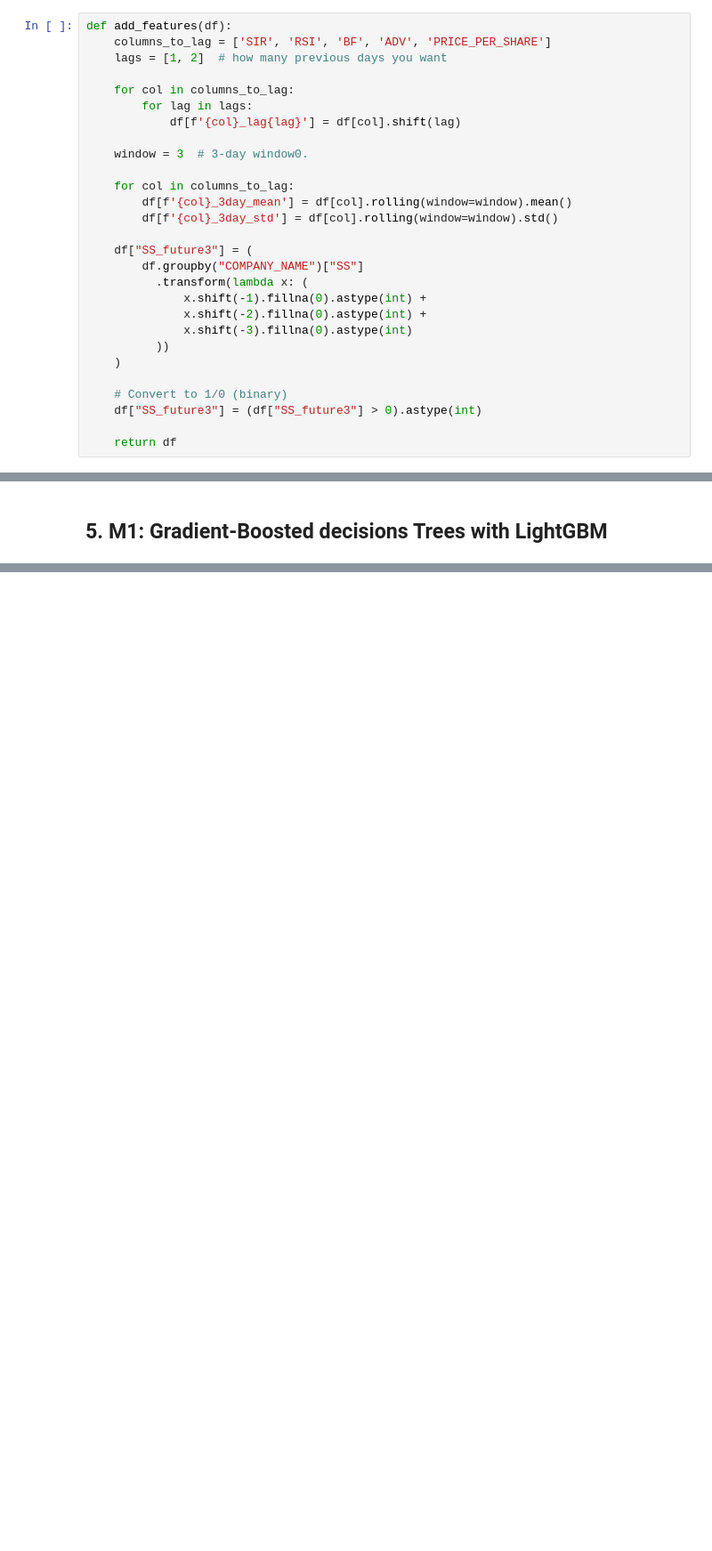
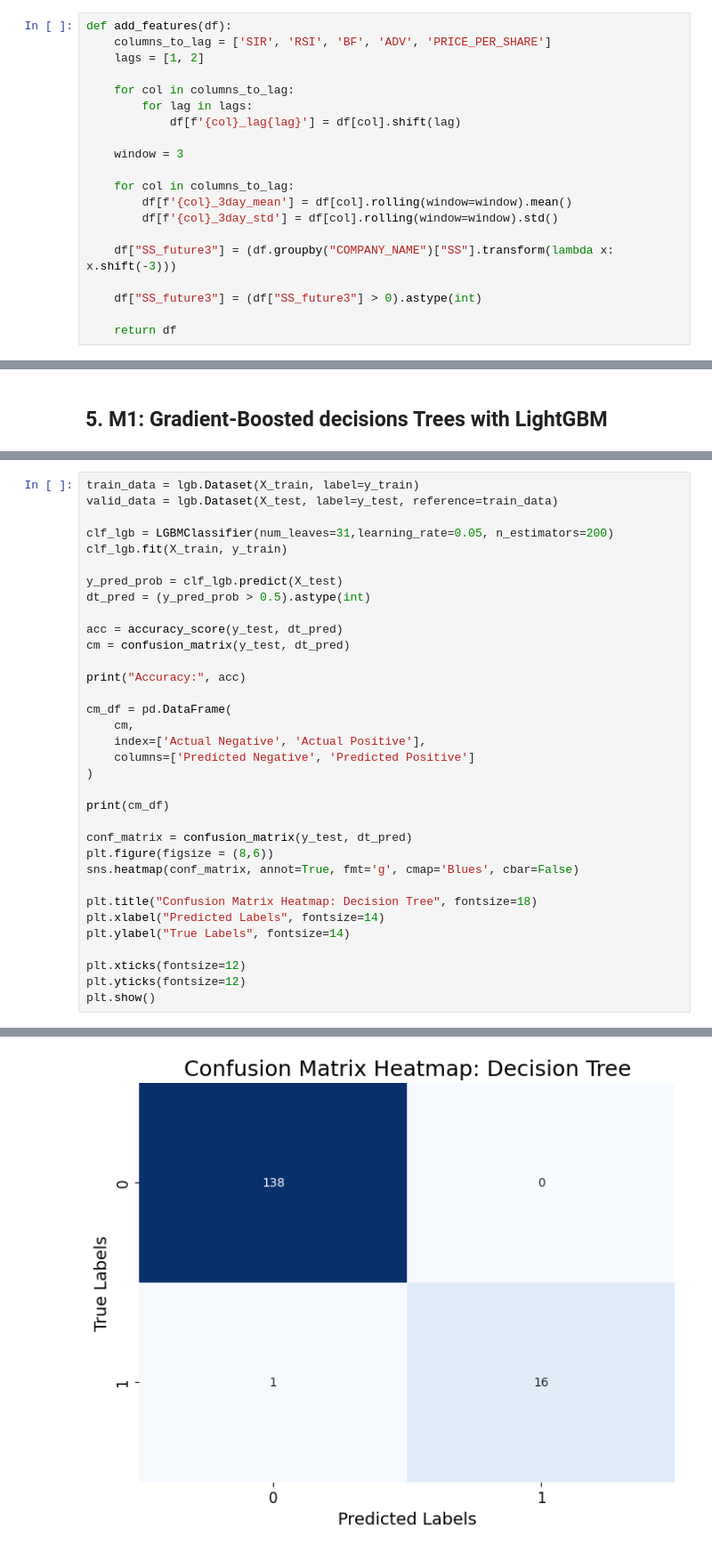
Before and after one commit to HardyUnine/ML_Project, a Jupyter notebook: model.ipynb, the cells around one changed output, grey strips where cells are left out. Shown: that part at 89% size. Cells and saved outputs as stored; diff of their text form; blank space fills up the shorter version.

```diff
--- a/model.ipynb
+++ b/model.ipynb
@@ -35,28 +36,20 @@ csv_urls = [f["download_url"] for f in csv_files if f["name"].endswith(".csv")]
 # %%
 def add_features(df):
     columns_to_lag = ['SIR', 'RSI', 'BF', 'ADV', 'PRICE_PER_SHARE']
-    lags = [1, 2]  # how many previous days you want
+    lags = [1, 2]
 
     for col in columns_to_lag:
         for lag in lags:
             df[f'{col}_lag{lag}'] = df[col].shift(lag)
 
-    window = 3  # 3-day window0.
+    window = 3
 
     for col in columns_to_lag:
         df[f'{col}_3day_mean'] = df[col].rolling(window=window).mean()
         df[f'{col}_3day_std'] = df[col].rolling(window=window).std()
 
-    df["SS_future3"] = (
-        df.groupby("COMPANY_NAME")["SS"]
-          .transform(lambda x: (
-              x.shift(-1).fillna(0).astype(int) +
-              x.shift(-2).fillna(0).astype(int) +
-              x.shift(-3).fillna(0).astype(int)
-          ))
-    )
+    df["SS_future3"] = (df.groupby("COMPANY_NAME")["SS"].transform(lambda x: x.shift(-3)))
 
-    # Convert to 1/0 (binary)
     df["SS_future3"] = (df["SS_future3"] > 0).astype(int)
 
     return df
@@ -424,0 +99,35 @@ pred device: cpu y device: cpu
+# %%
+train_data = lgb.Dataset(X_train, label=y_train)
+valid_data = lgb.Dataset(X_test, label=y_test, reference=train_data)
+
+clf_lgb = LGBMClassifier(num_leaves=31,learning_rate=0.05, n_estimators=200)
+clf_lgb.fit(X_train, y_train)
+
+y_pred_prob = clf_lgb.predict(X_test)
+dt_pred = (y_pred_prob > 0.5).astype(int)
+
+acc = accuracy_score(y_test, dt_pred)
+cm = confusion_matrix(y_test, dt_pred)
+
+print("Accuracy:", acc)
+
+cm_df = pd.DataFrame(
+    cm,
+    index=['Actual Negative', 'Actual Positive'],
+    columns=['Predicted Negative', 'Predicted Positive']
+)
+
+print(cm_df)
+
+conf_matrix = confusion_matrix(y_test, dt_pred)
+plt.figure(figsize = (8,6))
+sns.heatmap(conf_matrix, annot=True, fmt='g', cmap='Blues', cbar=False)
+
+plt.title("Confusion Matrix Heatmap: Decision Tree", fontsize=18)
+plt.xlabel("Predicted Labels", fontsize=14)
+plt.ylabel("True Labels", fontsize=14)
+
+plt.xticks(fontsize=12)
+plt.yticks(fontsize=12)
+plt.show()
+# %% [output]
@@ -424,0 +151 @@ pred device: cpu y device: cpu
+[figure, added]
```
Also changed, not shown: parts of 51 cells of this notebook.
